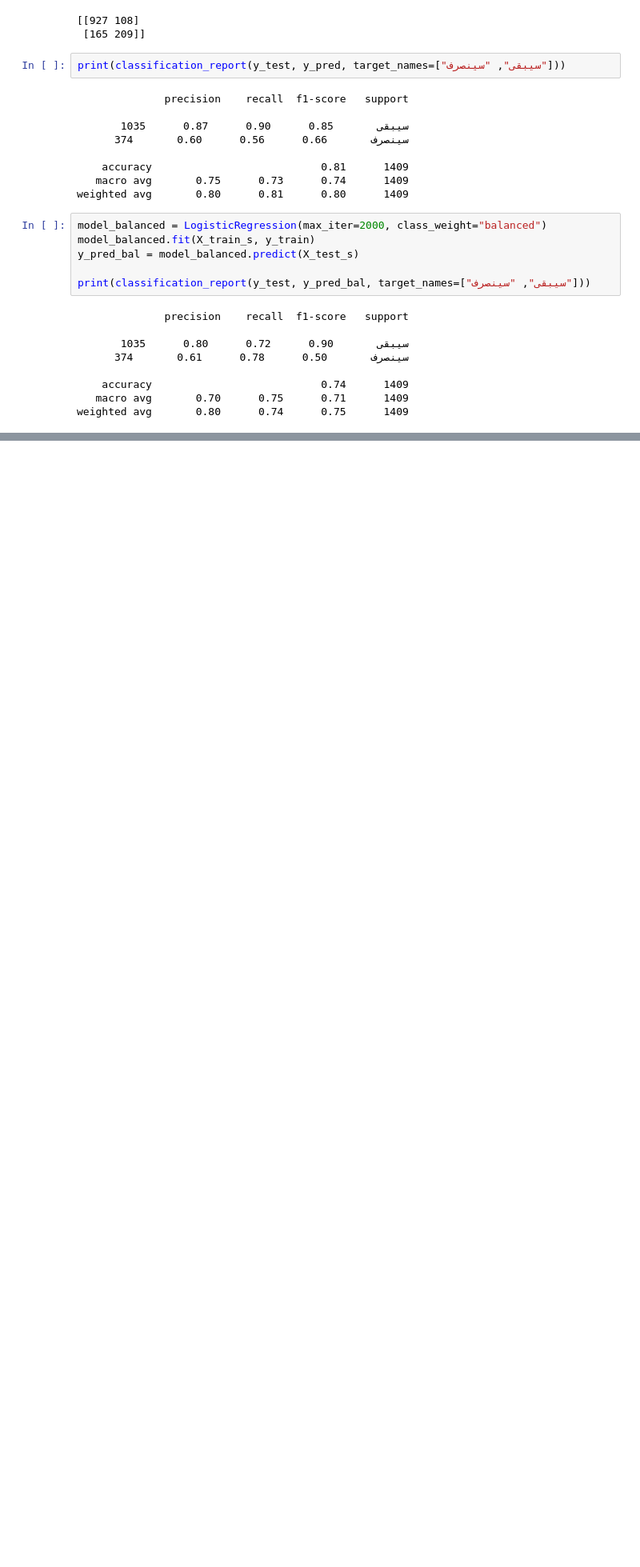
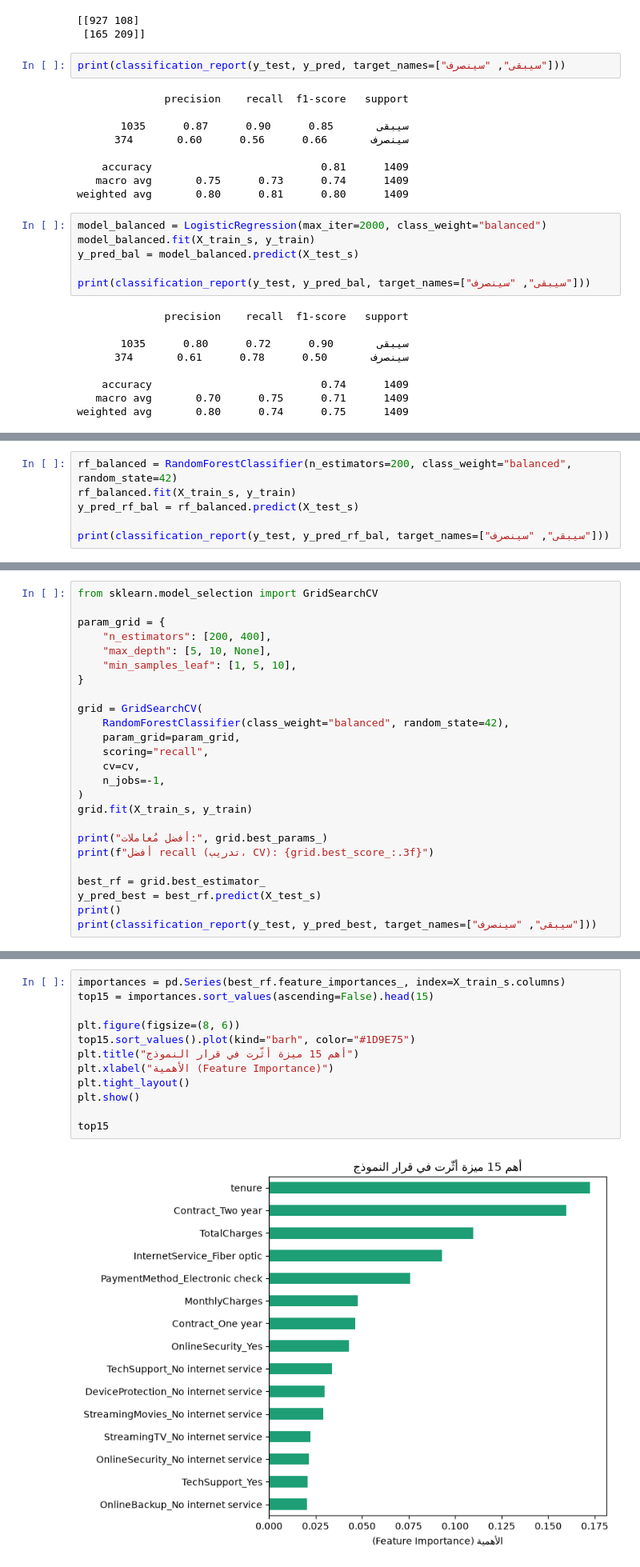
Before and after one commit to ahmedDTA/telco-churn-prediction, a Jupyter notebook: test.ipynb, the cells around one changed output, grey strips where cells are left out. Shown at 80% size. Drawn from its saved outputs; the diff is of its cells as text; blank space fills up the shorter version.

```diff
--- a/test.ipynb
+++ b/test.ipynb
@@ -473,0 +523,6 @@ weighted avg       0.80      0.74      0.75      1409
+# %%
+rf_balanced = RandomForestClassifier(n_estimators=200, class_weight="balanced", random_state=42)
+rf_balanced.fit(X_train_s, y_train)
+y_pred_rf_bal = rf_balanced.predict(X_test_s)
+
+print(classification_report(y_test, y_pred_rf_bal, target_names=["سيبقى", "سينصرف"]))
@@ -473,0 +564,25 @@ weighted avg       0.80      0.74      0.75      1409
+# %%
+from sklearn.model_selection import GridSearchCV
+
+param_grid = {
+    "n_estimators": [200, 400],
+    "max_depth": [5, 10, None],
+    "min_samples_leaf": [1, 5, 10],
+}
+
+grid = GridSearchCV(
+    RandomForestClassifier(class_weight="balanced", random_state=42),
+    param_grid=param_grid,
+    scoring="recall",
+    cv=cv,
+    n_jobs=-1,
+)
+grid.fit(X_train_s, y_train)
+
+print("أفضل مُعاملات:", grid.best_params_)
+print(f"أفضل recall (تدريب، CV): {grid.best_score_:.3f}")
+
+best_rf = grid.best_estimator_
+y_pred_best = best_rf.predict(X_test_s)
+print()
+print(classification_report(y_test, y_pred_best, target_names=["سيبقى", "سينصرف"]))
@@ -473,0 +700,14 @@ weighted avg       0.80      0.74      0.75      1409
+# %%
+importances = pd.Series(best_rf.feature_importances_, index=X_train_s.columns)
+top15 = importances.sort_values(ascending=False).head(15)
+
+plt.figure(figsize=(8, 6))
+top15.sort_values().plot(kind="barh", color="#1D9E75")
+plt.title("أهم 15 ميزة أثّرت في قرار النموذج")
+plt.xlabel("الأهمية (Feature Importance)")
+plt.tight_layout()
+plt.show()
+
+top15
+# %% [output]
+[figure, added]
```
Also changed, not shown: parts of 36 cells of this notebook, 1 other file.
